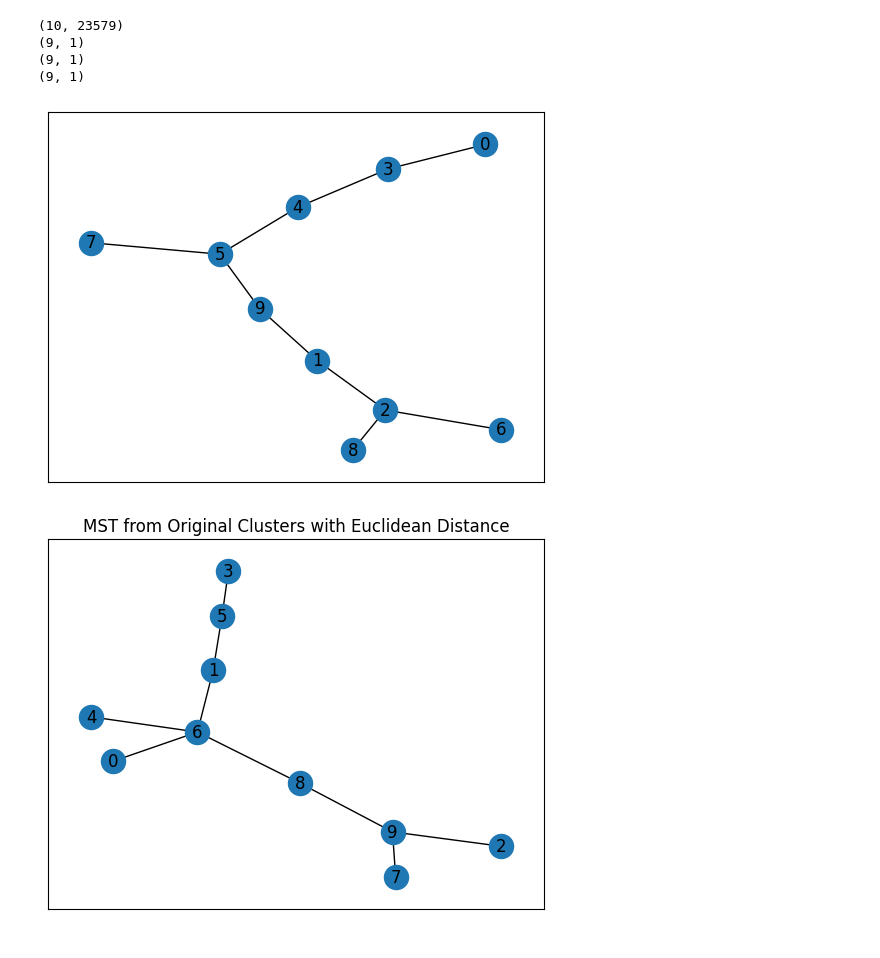
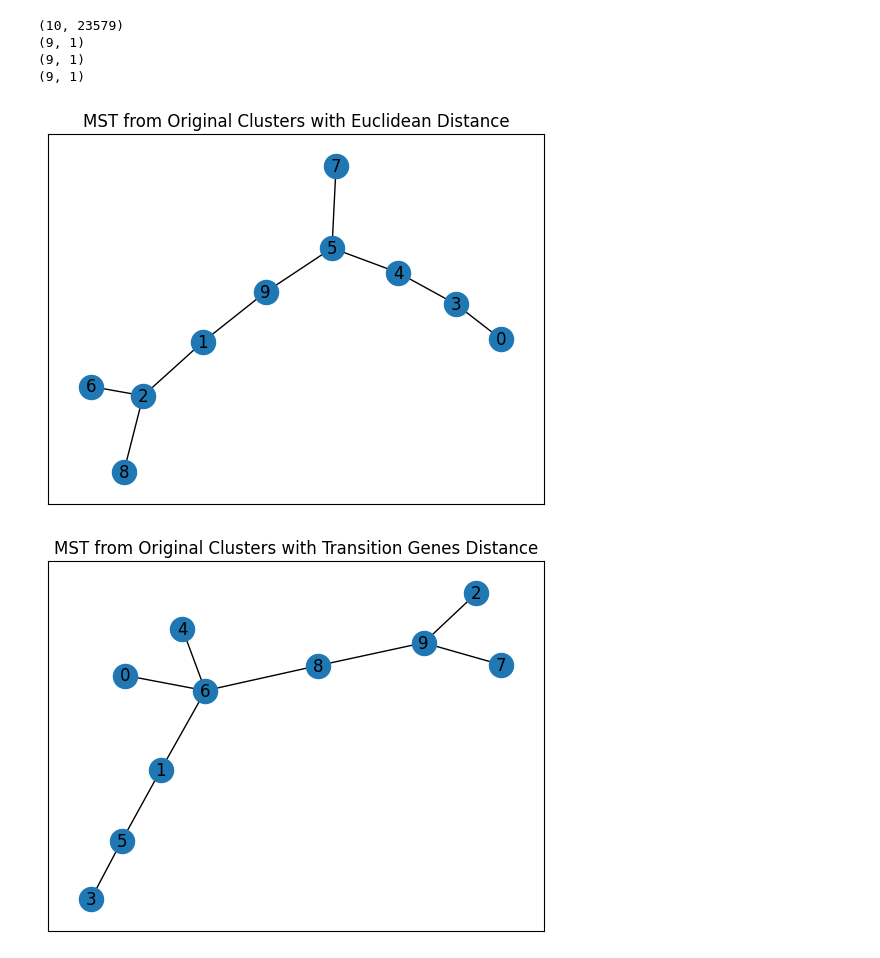
Before and after one commit to sophie006liu/02512_project, a Jupyter notebook: MST_new_distances.ipynb, the cells around one changed output. Cells and saved outputs as stored; diff of their text form; code cells hidden in the pictures.

Commit message:
Fixed MST Images

```diff
--- a/MST_new_distances.ipynb
+++ b/MST_new_distances.ipynb
@@ -126,9 +126,9 @@ subsetTSNE = computeDistanceSubsetGenes(tsneCentroids, transition_genes)
 weightedTSNE = computeDistanceSubsetGenesWeighted(tsneCentroids, transition_genes_weighted)
 
 centDistPairs = [(originalCentroids, euclidOrig), (originalCentroids, subsetOrig), (originalCentroids, weightedOrig),
-(pcaCentroids, euclidPCA), (pcaCentroids, subsetPCA), (pcaCentroids, weightedPCA),
-(svdCentroids, euclidSVD), (svdCentroids, subsetSVD), (svdCentroids, weightedSVD),
-(tsneCentroids, euclidTSNE), (tsneCentroids, subsetTSNE), (tsneCentroids, weightedTSNE)]
+(pcaCentroids, euclidPCA),
+(svdCentroids, euclidSVD),
+(tsneCentroids, euclidTSNE)]
 # %%
 # create graph
 def createGraph(centroids, distances):
@@ -181,33 +181,27 @@ def kruskals(V, E):
 # %%
 labels = ["MST from Original Clusters with Euclidean Distance",
           "MST from Original Clusters with Transition Genes Distance",
           "MST from Original Clusters with Weighted Transition Genes Distance",
           "MST from PCA Clusters with Euclidean Distance",
-          "MST from PCA Clusters with Transition Genes Distance",
-          "MST from PCA Clusters with Weighted Transition Genes Distance",
           "MST from SVD Clusters with Euclidean Distance",
-          "MST from SVD Clusters with Transition Genes Distance",
-          "MST from SVD Clusters with Weighted Transition Genes Distance",
-          "MST from tSNE Clusters with Euclidean Distance",
-          "MST from tSNE Clusters with Transition Genes Distance",
-          "MST from tSNE Clusters with Weighted Transition Genes Distance"]
+          "MST from tSNE Clusters with Euclidean Distance"]
 
 for i in range(len(centDistPairs)):
 
     (centroids, distances) = centDistPairs[i]
 
     V,E = createGraph(centroids,distances)
     MST = kruskals(V,E)
 
     # visualize graph
     MSTEdges = [(i,j) for (dist,i,j) in MST]
 
     G = networkx.Graph()
     G.add_edges_from(MSTEdges)
     networkx.draw_networkx(G)
-    plt.show()
     plt.title(labels[i])
     plt.savefig(labels[i] + ".jpg")
+    plt.show()
 # %% [output]
-[figure, old version]
+[figure, new version]
-[figure, old version]
+[figure, new version]
```
Also changed, not shown: parts of 2 cells of this notebook, 6 other files.
